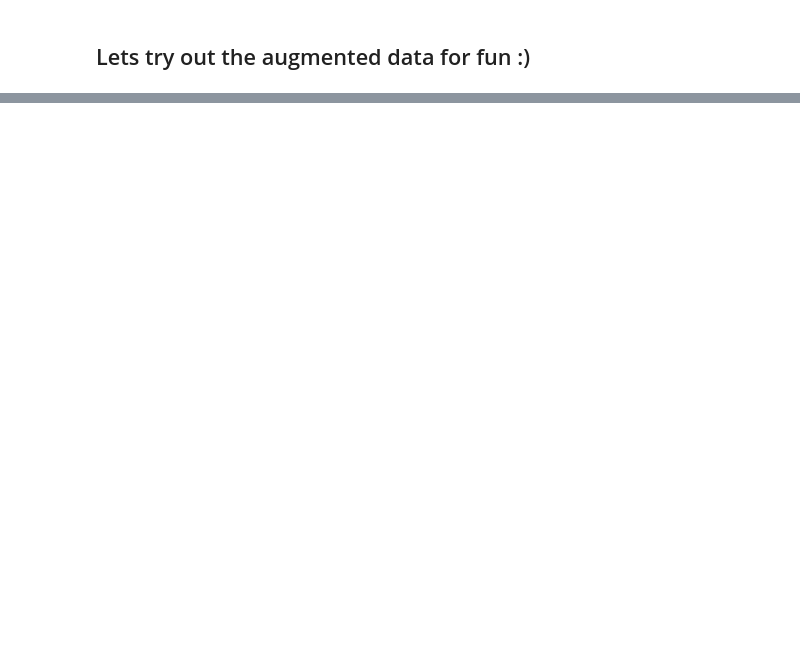
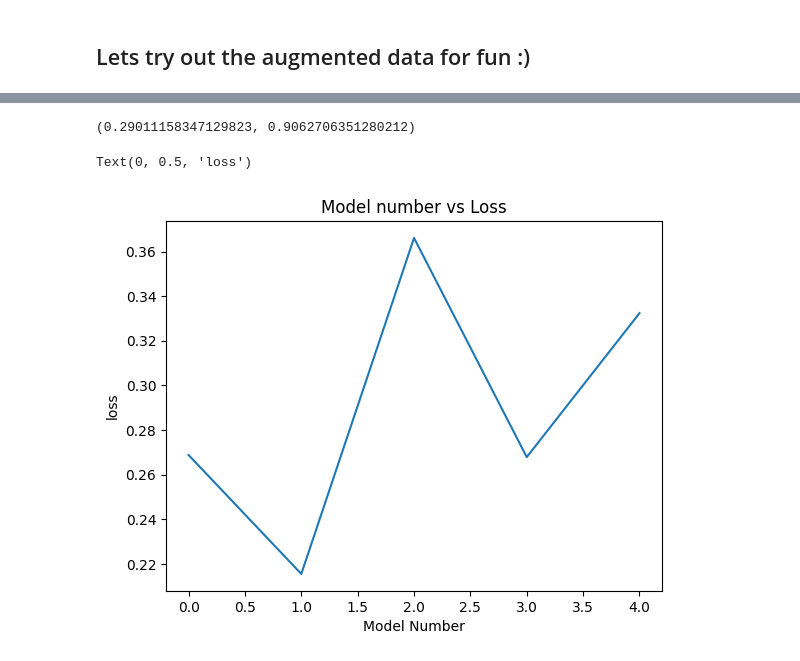
Before and after one commit to alyraafat/Machine-Learning-Applications, a Jupyter notebook: Disease Prediction from Medical Data/Heart_Disease_Prediction.ipynb, the cells around one changed output, grey strips where cells are left out. Drawn from its saved outputs; the diff is of its cells as text; code cells hidden in the pictures; blank space fills up the shorter version.

Commit message:
added cross validation and svc models

```diff
--- a/Disease Prediction from Medical Data/Heart_Disease_Prediction.ipynb
+++ b/Disease Prediction from Medical Data/Heart_Disease_Prediction.ipynb
@@ -769,3 +784,13 @@ tf.Tensor(
+# %%
+def create_ds(curr_data):
+    curr_generator = create_generator(curr_data)
+    ds = tf.data.Dataset.from_generator(
+        curr_generator,
+        output_types=((tf.float32, tf.float32), tf.int32),
+        output_shapes=(((num_structured_features,), (224, 224, 3)), ())
+    )
+    ds = ds.batch(BATCH_SIZE).prefetch(AUTOTUNE)
+    return ds
 # %% [markdown]
 ### Data Augmentation
 # %%
@@ -910,0 +957,3 @@ model_2.evaluate(test_ds)
+# %%
+combined_data = combined_train_data + combined_test_data
+random.shuffle(combined_data)
@@ -910,0 +966,20 @@ model_2.evaluate(test_ds)
+# %%
+num_folds = 5
+fold_size = len(combined_data)//num_folds
+fold_results = []
+for fold in range(num_folds):
+    start = fold*fold_size
+    end = (fold+1)*fold_size
+    test_data = combined_data[start:end]
+    curr_test_ds = create_ds(test_data)
+    train_data = combined_data[0:start] + combined_data[end:]
+    curr_train_ds = create_ds(train_data)
+    curr_model = Model.from_config(model_1.get_config())
+    curr_model.compile(optimizer=optimizer, loss='binary_crossentropy', metrics=['accuracy'])
+    print(f'Model {fold} starts training: ')
+    curr_model.fit(curr_train_ds, epochs=10)
+    print(f'Model {fold} evaluates: ')
+    loss,acc = curr_model.evaluate(curr_test_ds)
+    fold_results.append((loss,acc))
+    print("-------------------------------------------------------")
+fold_results
@@ -910,0 +1027,15 @@ model_2.evaluate(test_ds)
+# %%
+fold_results = np.array(fold_results)
+# %%
+mean_loss, mean_acc = np.mean(fold_results,axis=0)
+mean_loss, mean_acc
+# %% [output]
+(0.29011158347129823, 0.9062706351280212)
+# %%
+plt.plot(np.arange(0,5),fold_results[:,0])
+plt.title("Model number vs Loss")
+plt.xlabel("Model Number")
+plt.ylabel("loss")
+# %% [output]
+Text(0, 0.5, 'loss')
+[figure, added]
```
Also changed, not shown: parts of 56 cells of this notebook.
